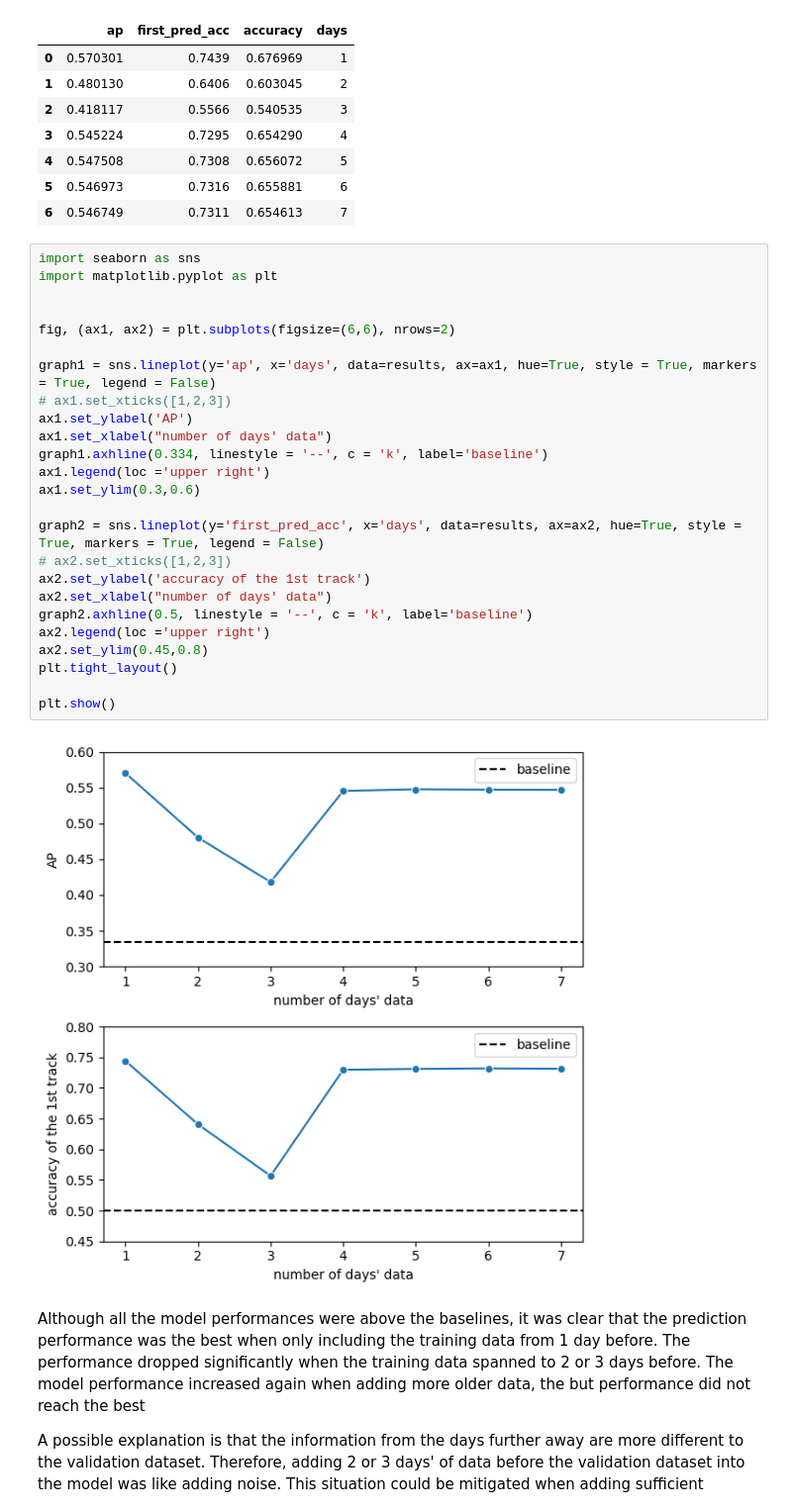
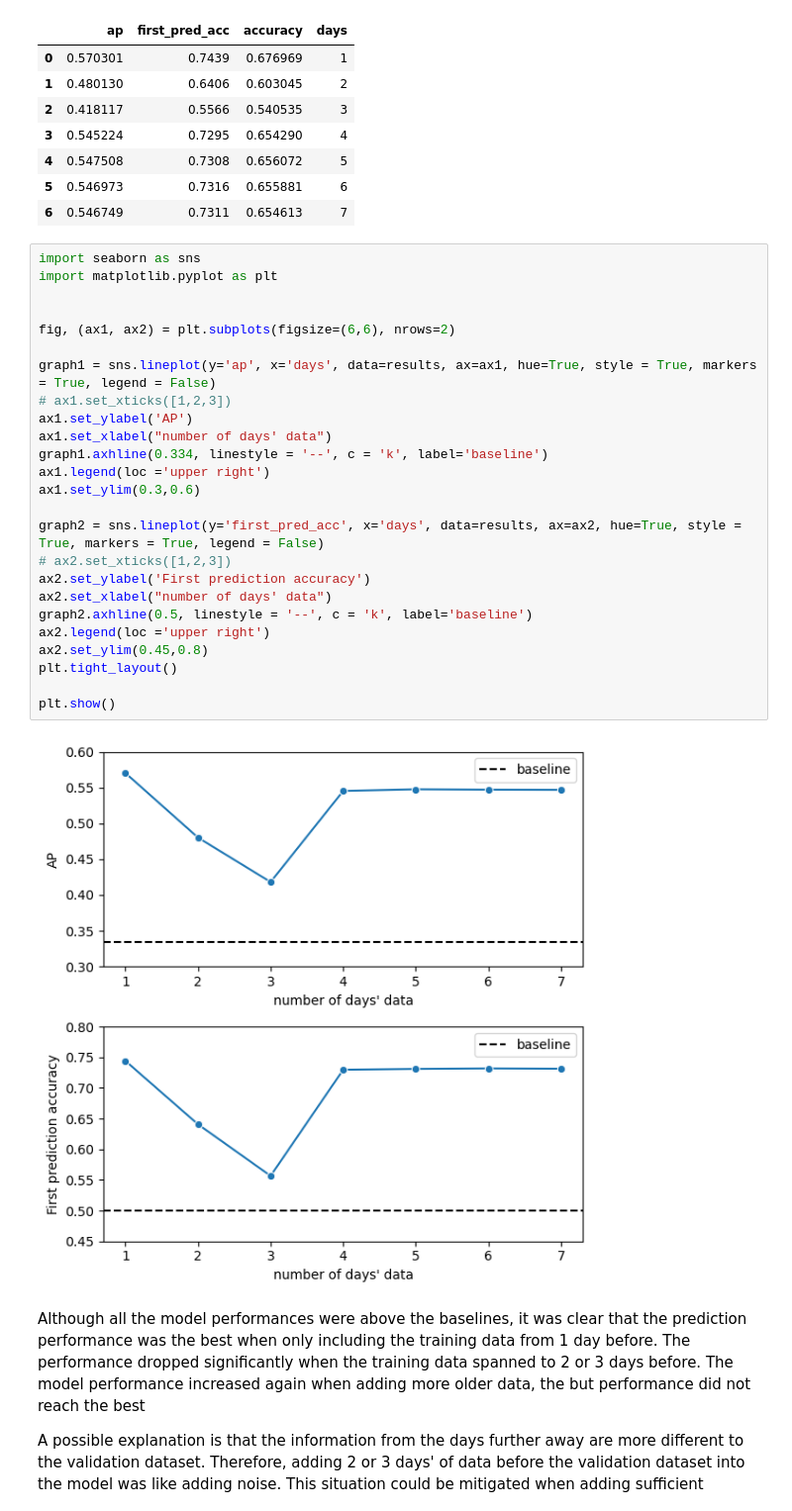
Before and after one commit to curlsloth/Capstone_Spotify-Sequential-Skip-Prediction, a Jupyter notebook: notebooks/6_LightGBM_predict_multipleDays_for20180918.ipynb, the cells around one changed output. Shown at 99% size. Saved outputs shown, nothing was run; the diff lists cells and outputs as text.

Commit message:
update ap by days (First prediction accuracy)

```diff
--- a/notebooks/6_LightGBM_predict_multipleDays_for20180918.ipynb
+++ b/notebooks/6_LightGBM_predict_multipleDays_for20180918.ipynb
@@ -185,30 +185,30 @@ results
 # %%
 import seaborn as sns
 import matplotlib.pyplot as plt
 
 
 fig, (ax1, ax2) = plt.subplots(figsize=(6,6), nrows=2)
 
 graph1 = sns.lineplot(y='ap', x='days', data=results, ax=ax1, hue=True, style = True, markers = True, legend = False)
 # ax1.set_xticks([1,2,3])
 ax1.set_ylabel('AP')
 ax1.set_xlabel("number of days' data")
 graph1.axhline(0.334, linestyle = '--', c = 'k', label='baseline')
 ax1.legend(loc ='upper right')
 ax1.set_ylim(0.3,0.6)
 
 graph2 = sns.lineplot(y='first_pred_acc', x='days', data=results, ax=ax2, hue=True, style = True, markers = True, legend = False)
 # ax2.set_xticks([1,2,3])
-ax2.set_ylabel('accuracy of the 1st track')
+ax2.set_ylabel('First prediction accuracy')
 ax2.set_xlabel("number of days' data")
 graph2.axhline(0.5, linestyle = '--', c = 'k', label='baseline')
 ax2.legend(loc ='upper right')
 ax2.set_ylim(0.45,0.8)
 plt.tight_layout()
 
 plt.show()
 # %% [output]
-[figure, old version]
+[figure, new version]
 # %% [markdown]
 Although all the model performances were above the baselines, it was clear that the prediction performance was the best when only including the training data from 1 day before. The performance dropped significantly when the training data spanned to 2 or 3 days before. The model performance increased again when adding more older data, the but performance did not reach the best
 
```
Also changed, not shown: 1 other file.
